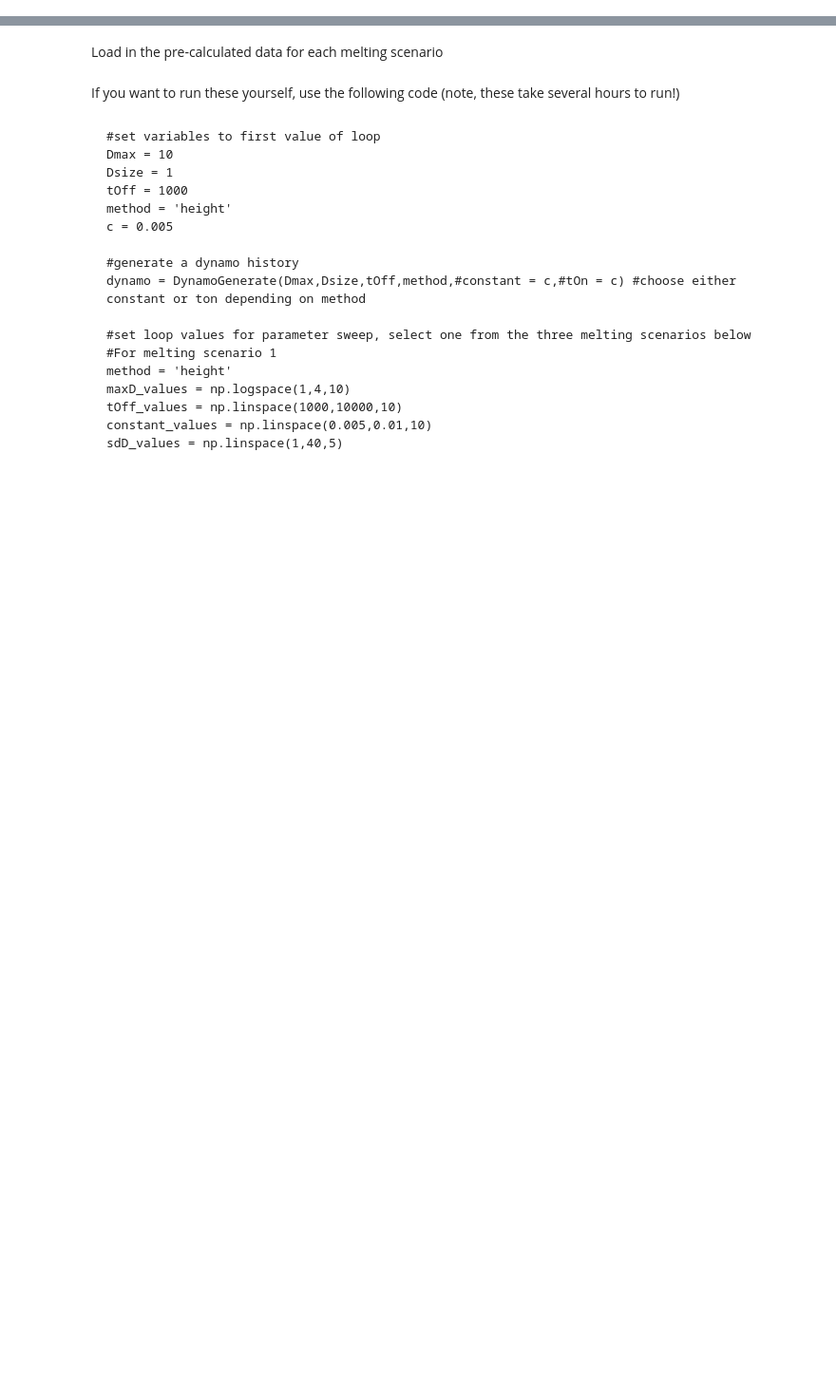
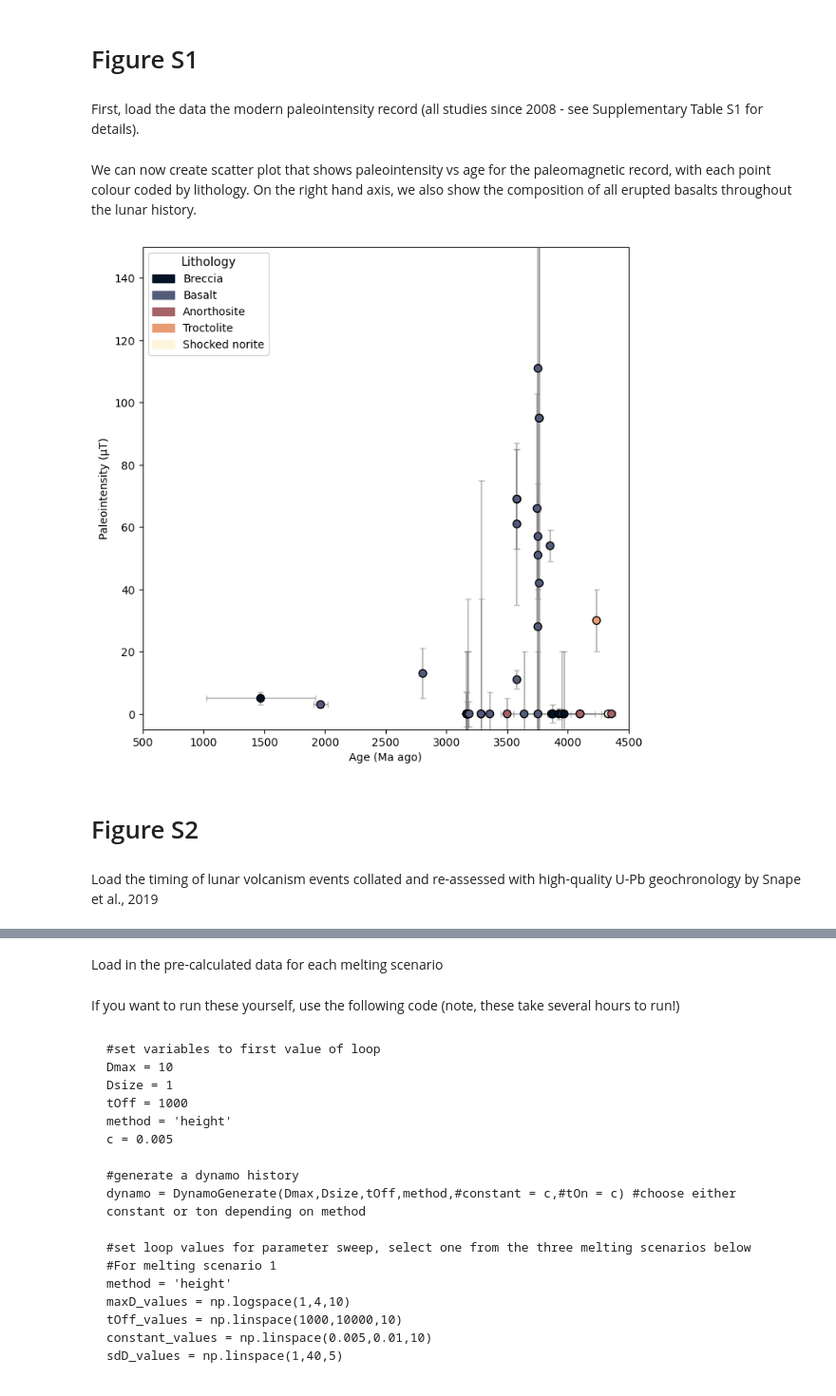
Before and after one commit to TinySpaceMagnet/LunarDynamo, a Jupyter notebook: Supplementary_Figures.ipynb, the cells around one changed output, grey strips where cells are left out. Shown at 95% size. Cells and saved outputs as stored; diff of their text form; code cells hidden in the pictures; blank space fills up the shorter version.

```diff
--- a/Supplementary_Figures.ipynb
+++ b/Supplementary_Figures.ipynb
@@ -64,0 +26,69 @@ plt.show()
+# %% [markdown]
+# Figure S1
+# %% [markdown]
+First, load the data the modern paleointensity record (all studies since 2008 - see Supplementary Table S1 for details).
+# %%
+#Load the paleointensity record data
+pint_record_df = pd.read_csv("paleointensity_record.csv")
+# %% [markdown]
+We can now create scatter plot that shows paleointensity vs age for the paleomagnetic record, with each point colour coded by lithology.  On the right hand axis, we also show the composition of all erupted basalts throughout the lunar history.
+# %%
+Age_values = pint_record_df['Age']
+AgeSD_values = pint_record_df['AgeSD']
+Pint_values = pint_record_df['Pint']
+PintSD_values = pint_record_df['PintSD']
+Lith_values = pint_record_df['LithCode']
+
+lithology_labels = {
+    1: "Breccia",
+    2: "Basalt",
+    3: "Anorthosite",
+    4: "Troctolite",
+    5: "Shocked norite"
+}
+
+fig, ax1 = plt.subplots(figsize=(8, 8))
+
+# Scatter plot
+_ = ax1.scatter(
+    Age_values, Pint_values,
+    s=50, c=Lith_values,
+    cmap=SCM8.lipari, edgecolors='black',
+    alpha=1, zorder=3
+)
+
+# Error bars
+_ = ax1.errorbar(
+    Age_values, Pint_values,
+    xerr=AgeSD_values, yerr=PintSD_values,
+    fmt='none', ecolor='gray',
+    capsize=3, alpha=0.5,
+    zorder=2, label='Uncertainty'
+)
+
+# Axis labels
+ax1.set_xlim(500, 4500)
+ax1.set_ylim(-5, 150)
+ax1.set_ylabel('Paleointensity (µT)')
+ax1.set_xlabel('Age (Ma ago)')
+
+# Custom legend
+unique_liths = sorted(set(Lith_values))
+cmap = SCM8.lipari
+norm = plt.Normalize(vmin=min(unique_liths), vmax=max(unique_liths))
+handles = [
+    mpatches.Patch(color=cmap(norm(lith)),
+                   label=lithology_labels.get(lith, f"Lithology {lith}"))
+    for lith in unique_liths
+]
+ax1.legend(handles=handles, loc='upper left',
+           title="Lithology", fontsize=10, title_fontsize=11)
+
+
+plt.show()
+# %% [output]
+[figure, added]
+# %% [markdown]
+# Figure S2
+# %% [markdown]
+Load the timing of lunar volcanism events collated and re-assessed with high-quality U-Pb geochronology by Snape et al., 2019
```
Also changed, not shown: parts of 61 cells of this notebook.
